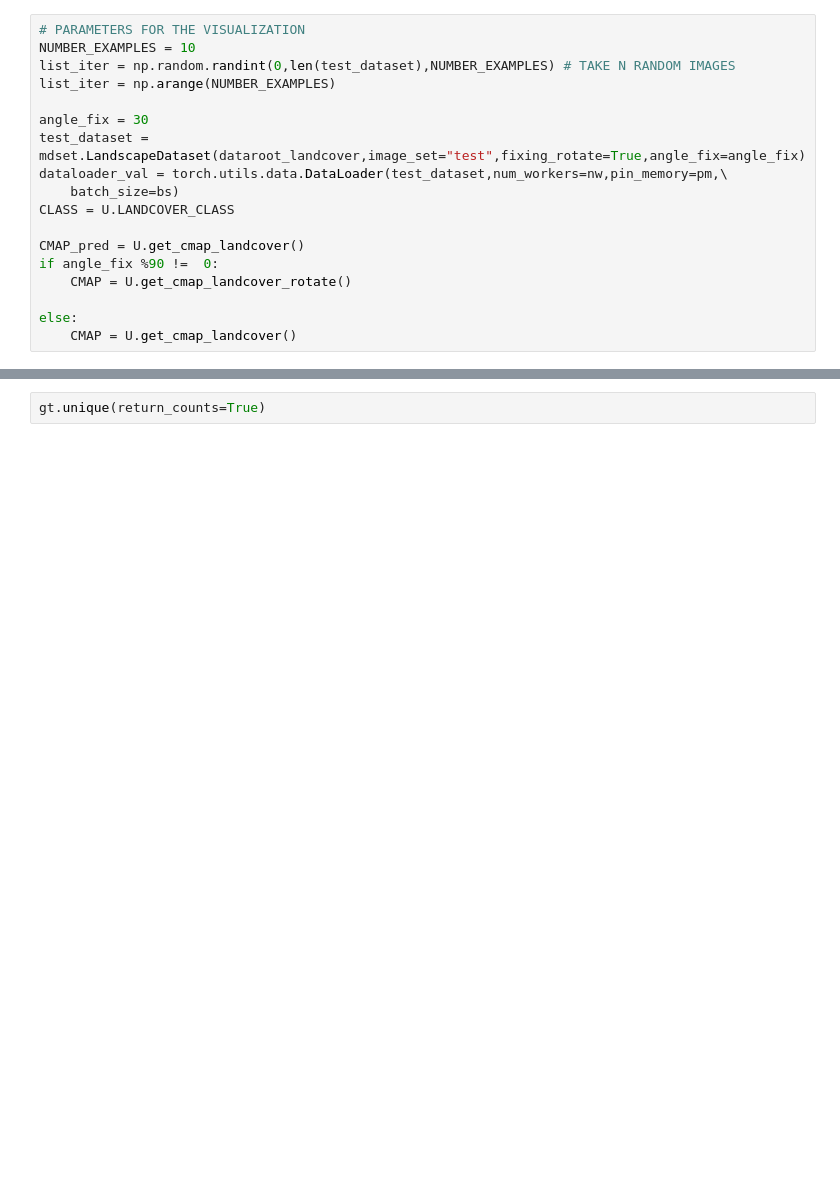
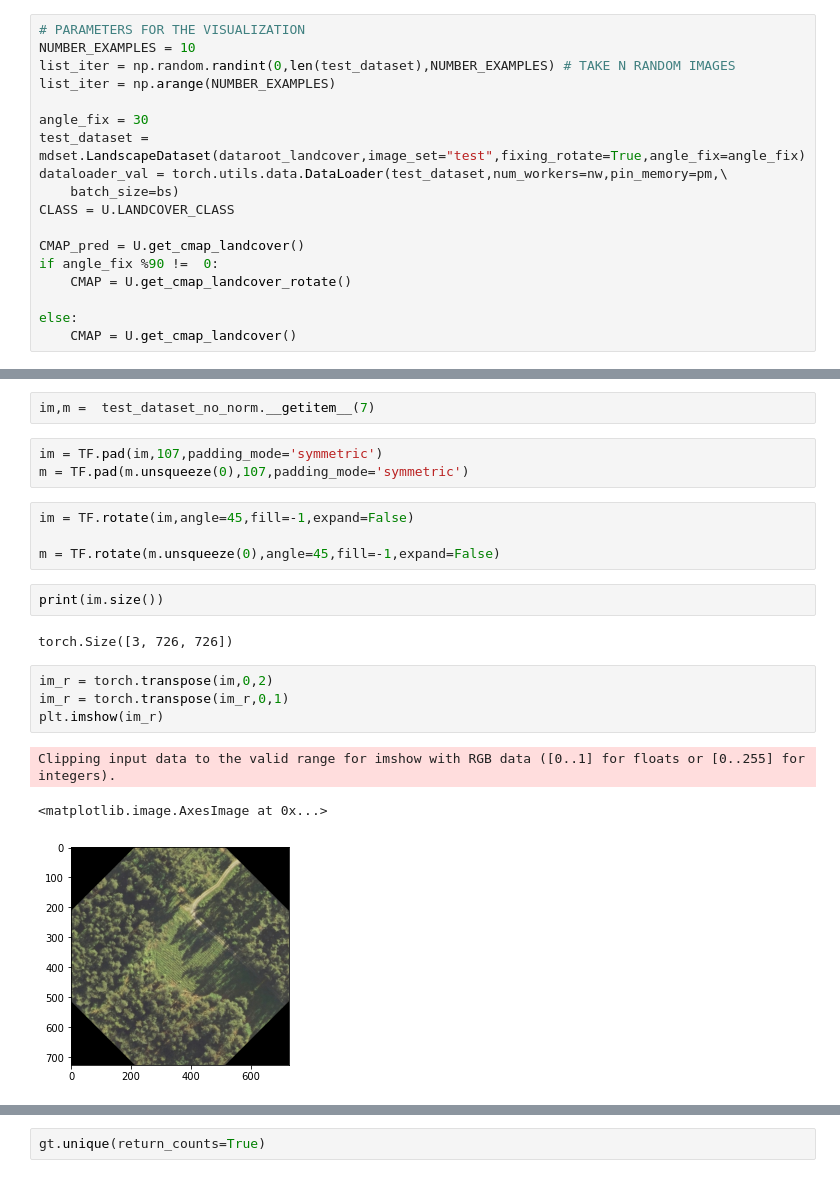
Before and after one commit to ykrmm/equivariance_model, a Jupyter notebook: notebooks/Visualize_.ipynb, the cells around one changed output, grey strips where cells are left out. Drawn from its saved outputs; the diff is of its cells as text; blank space fills up the shorter version.

```diff
--- a/notebooks/Visualize_.ipynb
+++ b/notebooks/Visualize_.ipynb
@@ -249,0 +244,21 @@ Mean IoU 0.4979676429115002 Mean Accuracy 0.74666977
+# %%
+im,m =  test_dataset_no_norm.__getitem__(7)
+# %%
+im = TF.pad(im,107,padding_mode='symmetric')
+m = TF.pad(m.unsqueeze(0),107,padding_mode='symmetric')
+# %%
+im = TF.rotate(im,angle=45,fill=-1,expand=False)
+
+m = TF.rotate(m.unsqueeze(0),angle=45,fill=-1,expand=False)
+# %%
+print(im.size())
+# %% [output]
+torch.Size([3, 726, 726])
+# %%
+im_r = torch.transpose(im,0,2)
+im_r = torch.transpose(im_r,0,1)
+plt.imshow(im_r)
+# %% [output]
+Clipping input data to the valid range for imshow with RGB data ([0..1] for floats or [0..255] for integers).
+<matplotlib.image.AxesImage at 0x...>
+[figure, added]
```
Also changed, not shown: parts of 10 cells of this notebook, 9 other files.
